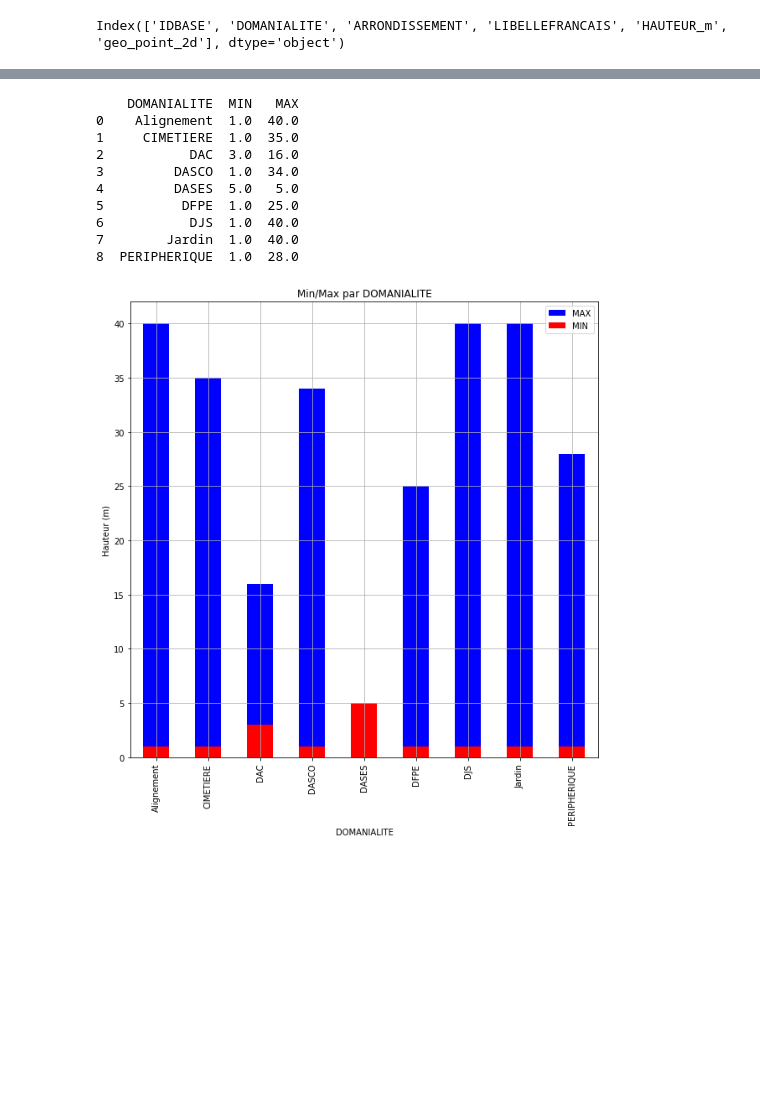
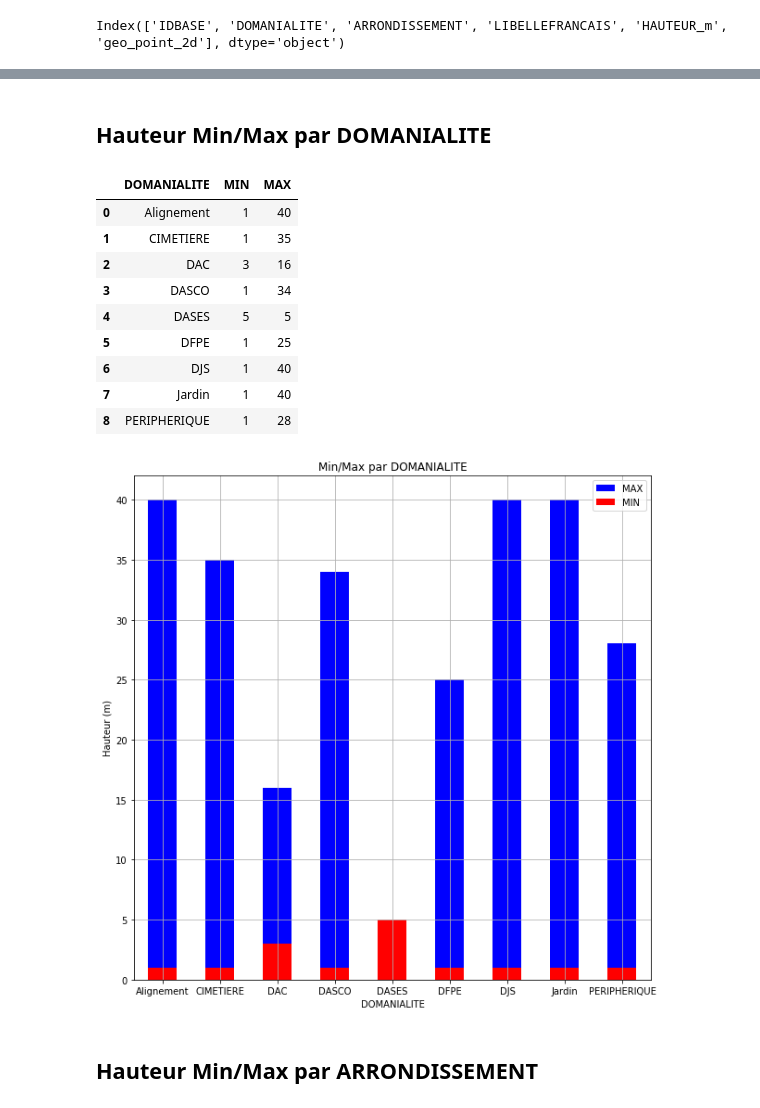
Before and after one commit to emarciano78/ArbresParis, a Jupyter notebook: arbres.ipynb, the cells around one changed output, grey strips where cells are left out. Saved outputs shown, nothing was run; the diff lists cells and outputs as text; code cells hidden in the pictures; blank space fills up the shorter version.

```diff
--- a/arbres.ipynb
+++ b/arbres.ipynb
@@ -7,12 +11,13 @@ from tabulate import tabulate      #pip install tabulate
 # %%
+# Parametrage de Pandas et de MatPlotLib
+
 pd.set_option('display.max_columns', 50)    # Force pandas à afficher plus de 8 colonnes
-pd.set_option('display.width', 1000)        # Force à afficher plus de 80 ligne
+pd.set_option('display.max_rows', 1000)     # Force à afficher plus de 80 ligne
+pd.set_option('display.width', 1000)        # Force à afficher les longues chaines
 
 # Définit la taille des graphiques
 # Get current size
 fig_size = plt.rcParams["figure.figsize"]
-
-# Prints: [8.0, 6.0]
 print ("Current size:", fig_size)
 
 # Set figure width to 15 and height to 10
@@ -128,42 +152,47 @@ plt.show()
+# %% [markdown]
+## Hauteur Min/Max par DOMANIALITE
 # %%
 # Hauteur Min/Max par DOMANIALITE
 # -------------------------------
 
 # Set figure width to 15 and height to 10
 fig_size[0] = 10.0
 fig_size[1] = 10.0
 plt.rcParams["figure.figsize"] = fig_size
 
 df1 = df[(df["HAUTEUR_m"] >= 1) & (df["HAUTEUR_m"] <= 40)]   # Ne recupere que les arbres entre 1 m et 40 m
 
 dfmin = df1.groupby(["DOMANIALITE"])["HAUTEUR_m"].min()   # Création d'une liste avec la taille min par Arrondissement
 dfmax = df1.groupby(["DOMANIALITE"])["HAUTEUR_m"].max()   # Création d'une liste avec la taille max par Arrondissement
 
 df2 = pd.concat([dfmin, dfmax], axis=1).reset_index()    # Création d'une dataframe avec les deux listes
 df2 = df2.set_axis(['DOMANIALITE','MIN', 'MAX'], axis=1, inplace=False)  # Nommage des colonnes
 
-print(df2)
+display(df2)
 
 ax = plt.gca() # gca stands for 'get current axis'
 df2.plot(kind='bar',x='DOMANIALITE',y='MAX', color='blue', ax=ax)  # Création des 2 graphes
 df2.plot(kind='bar',x='DOMANIALITE',y='MIN', color='red', ax=ax)
 
 plt.title('Min/Max par DOMANIALITE')    # Titre
 plt.ylabel("Hauteur (m)")
+plt.xticks(rotation=0)
 plt.grid(True)                             # Affichage d'une grille
 plt.show()
 # %% [output]
-    DOMANIALITE  MIN   MAX
-0    Alignement  1.0  40.0
-1     CIMETIERE  1.0  35.0
-2           DAC  3.0  16.0
-3         DASCO  1.0  34.0
-4         DASES  5.0   5.0
-5          DFPE  1.0  25.0
-6           DJS  1.0  40.0
-7        Jardin  1.0  40.0
-8  PERIPHERIQUE  1.0  28.0
+|  | DOMANIALITE | MIN | MAX |
+| 0 | Alignement | 1 | 40 |
+| 1 | CIMETIERE | 1 | 35 |
+| 2 | DAC | 3 | 16 |
+| 3 | DASCO | 1 | 34 |
+| 4 | DASES | 5 | 5 |
+| 5 | DFPE | 1 | 25 |
+| 6 | DJS | 1 | 40 |
+| 7 | Jardin | 1 | 40 |
+| 8 | PERIPHERIQUE | 1 | 28 |
-[figure, old version]
+[figure, new version]
+# %% [markdown]
+## Hauteur Min/Max par ARRONDISSEMENT
 # %%
 # Hauteur Min/Max par ARRONDISSEMENT
 # ----------------------------------
```
Also changed, not shown: parts of 19 cells of this notebook, 1 other file.
